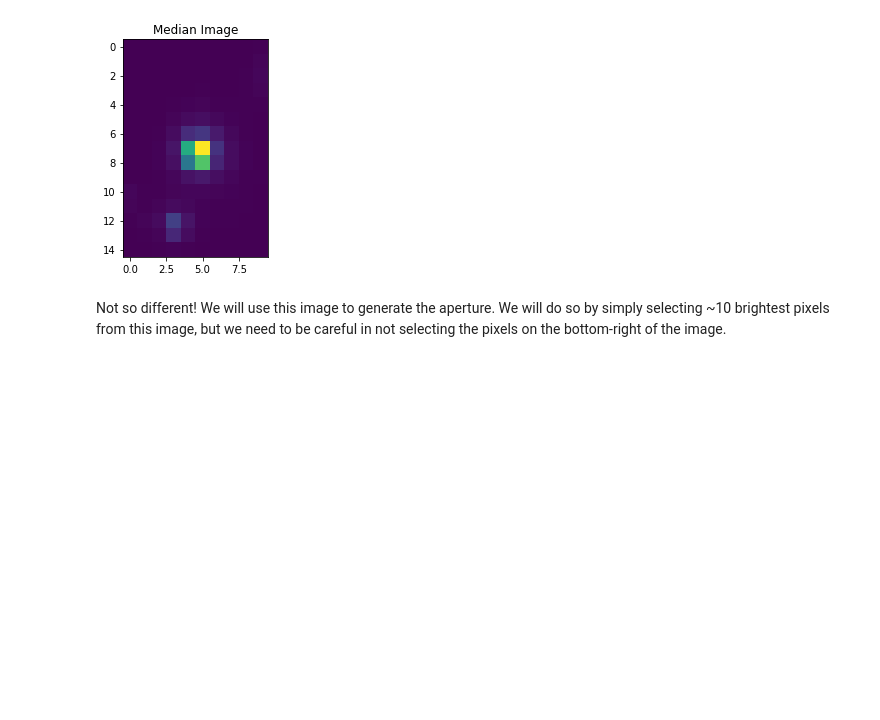
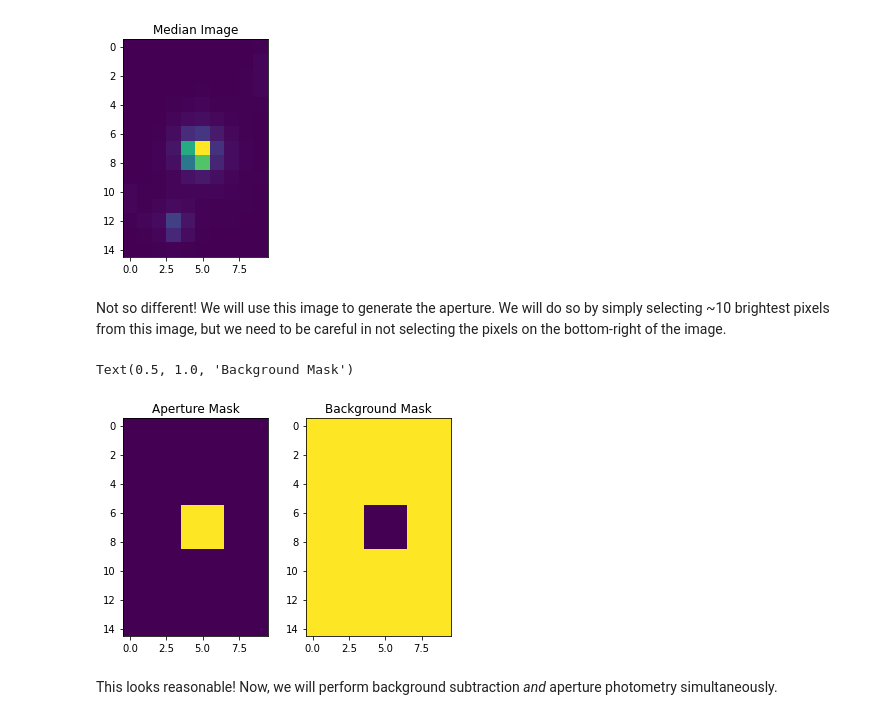
Before and after one commit to Jayshil/tess-tica, a Jupyter notebook: p1.ipynb, the cells around one changed output. Cells and saved outputs as stored; diff of their text form; code cells hidden in the pictures; blank space fills up the shorter version.

```diff
--- a/p1.ipynb
+++ b/p1.ipynb
@@ -103,3 +104,30 @@ Text(0.5, 1.0, 'Median Image')
 [figure]
 # %% [markdown]
 Not so different! We will use this image to generate the aperture. We will do so by simply selecting ~10 brightest pixels from this image, but we need to be careful in not selecting the pixels on the bottom-right of the image.
+# %%
+med_img_flat = med_img.flatten()
+med_img_sorted = np.sort(med_img_flat)
+
+ap_pix = 11
+ap_mask = np.zeros(med_img.shape)
+bkg_mask = np.ones(med_img.shape)
+for i in range(ap_pix):
+    ind = np.where(med_img == med_img_sorted[-1-i])
+    # To prevent aperture being far from the center
+    if (ind[0][0] > 10) or (ind[0][0] < 2):
+        continue
+    else:
+        ap_mask[ind[0][0], ind[1][0]] = 1.
+        bkg_mask[ind[0][0], ind[1][0]] = 0.
+
+fig, axs = plt.subplots(nrows=1, ncols=2)
+axs[0].imshow(ap_mask)
+axs[0].set_title('Aperture Mask')
+
+axs[1].imshow(bkg_mask)
+axs[1].set_title('Background Mask')
+# %% [output]
+Text(0.5, 1.0, 'Background Mask')
+[figure, added]
+# %% [markdown]
+This looks reasonable! Now, we will perform background subtraction _and_ aperture photometry simultaneously.
```
Also changed, not shown: parts of 5 cells of this notebook.
